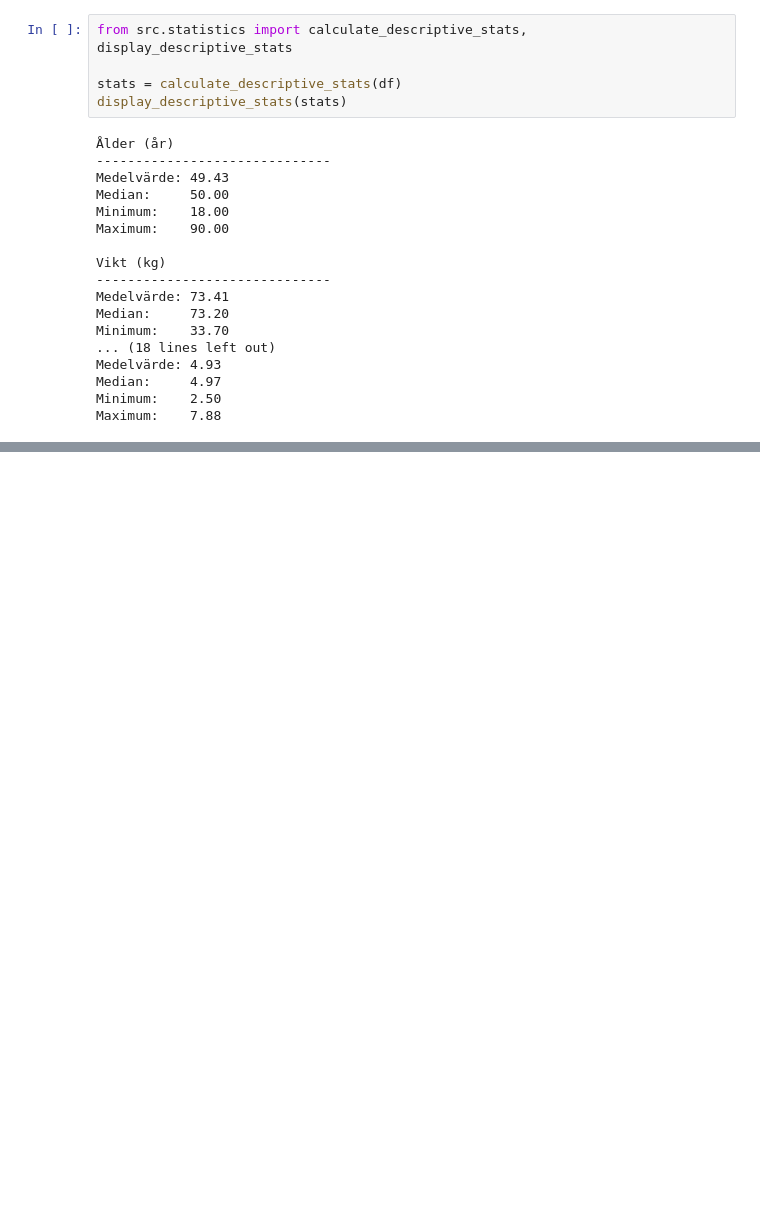
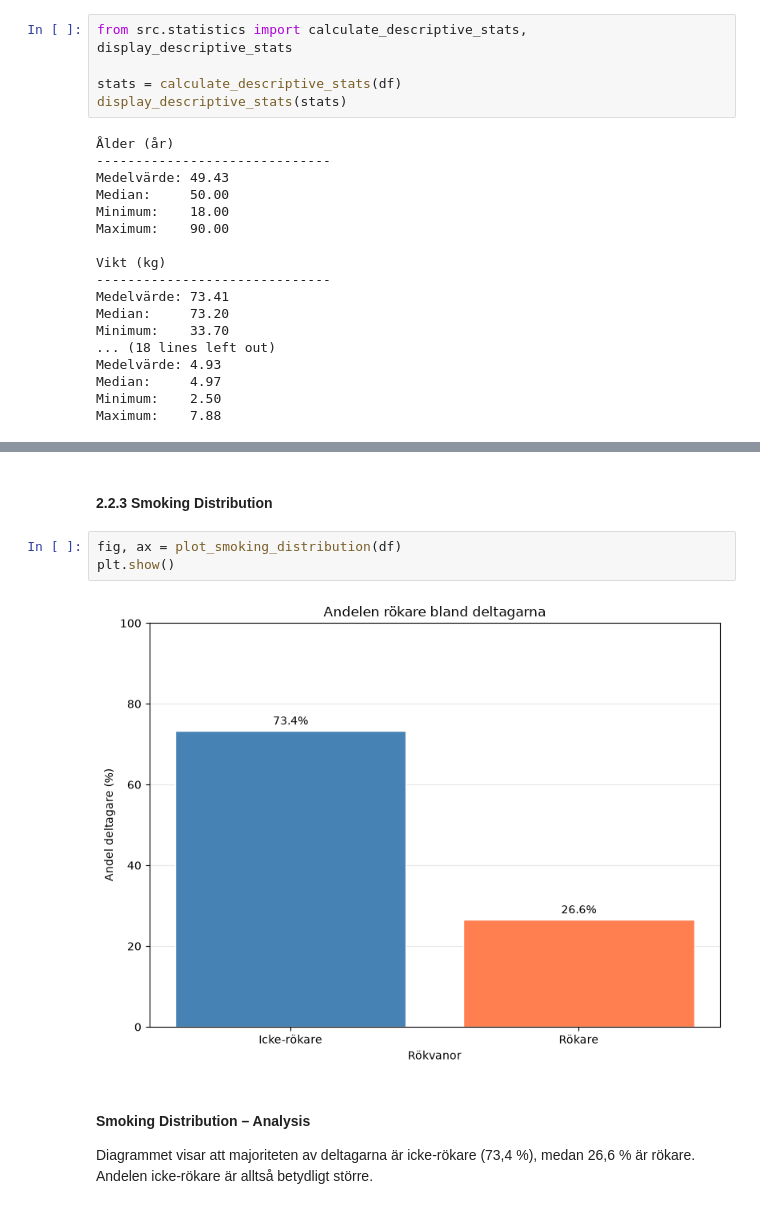
Before and after one commit to Dina-Zabirova/Health-Study, a Jupyter notebook: notebooks/report.ipynb, the cells around one changed output, grey strips where cells are left out. Cells and saved outputs as stored; diff of their text form; blank space fills up the shorter version.

```diff
--- a/notebooks/report.ipynb
+++ b/notebooks/report.ipynb
@@ -165,0 +202,11 @@ Maximum:    7.88
+# %% [markdown]
+#### 2.2.3 Smoking Distribution
+# %%
+fig, ax = plot_smoking_distribution(df)
+plt.show()
+# %% [output]
+[figure, added]
+# %% [markdown]
+#### Smoking Distribution – Analysis
+
+Diagrammet visar att majoriteten av deltagarna är icke-rökare (73,4 %), medan 26,6 % är rökare. Andelen icke-rökare är alltså betydligt större.
```
Also changed, not shown: parts of 8 cells of this notebook, 1 other file.
